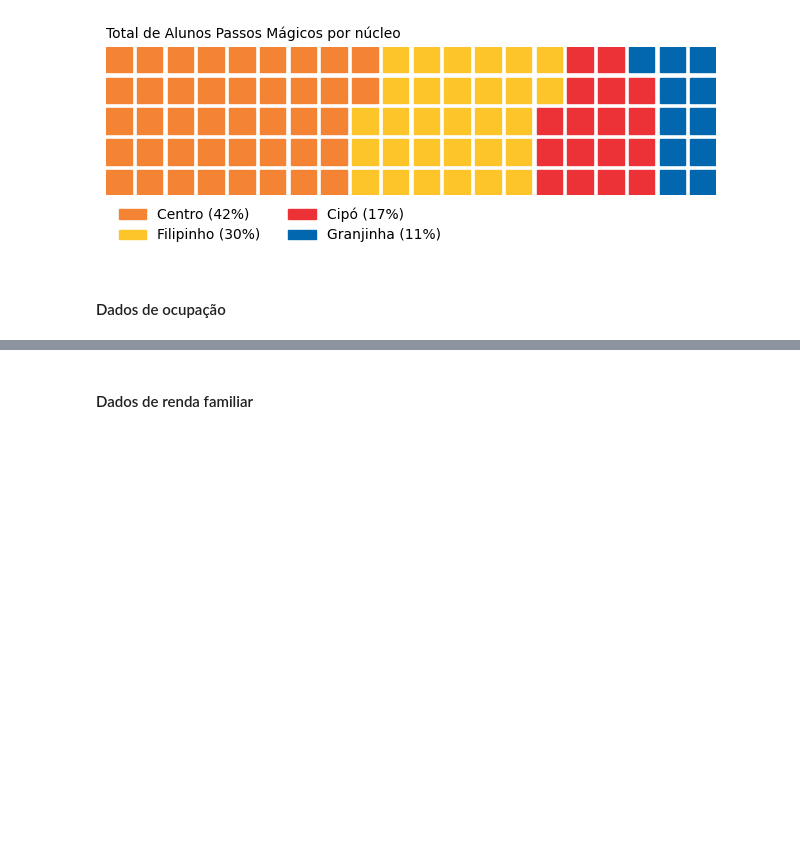
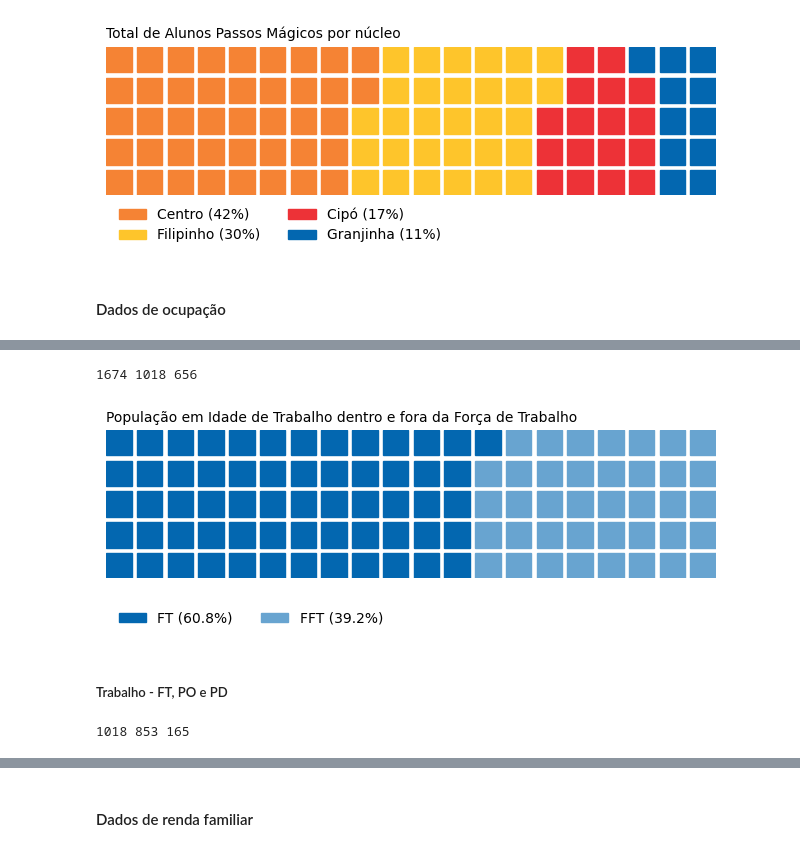
Before and after one commit to afonsosr2/datathon-grupo51, a Jupyter notebook: notebooks/PSE_2020.ipynb, the cells around one changed output, grey strips where cells are left out. Saved outputs shown, nothing was run; the diff lists cells and outputs as text; code cells hidden in the pictures; blank space fills up the shorter version.

```diff
--- a/notebooks/PSE_2020.ipynb
+++ b/notebooks/PSE_2020.ipynb
@@ -416,0 +452,31 @@ df_pm_ocupacao.head(3)
+# %%
+PIT = dados.D301_sum.sum()
+FT = dados.D306_sum.sum()
+FFT = dados.D305_sum.sum()
+print(PIT, FT, FFT)
+# %% [output]
+1674 1018 656
+# %%
+PIT = dados.D301_sum.sum()
+FT = dados.D306_sum.sum()
+FFT = dados.D305_sum.sum()
+
+pct_FT = (100 * FT/PIT)
+pct_FFT = (100 * FFT/PIT)
+data = {'FT': pct_FT, 'FFT': pct_FFT}
+fig = plt.figure(FigureClass=Waffle, rows=5, values=data, colors=["#0367b0", "#68a4d0"],
+                title={'label': 'População em Idade de Trabalho dentro e fora da Força de Trabalho', 'loc': 'left', 'size':10},
+                labels=[f"{k} ({v:.1f}%)" for k, v in data.items()],
+                legend={'loc': 'lower left', 'bbox_to_anchor': (0, -0.4), 'ncol': len(data), 'framealpha': 0},
+                starting_location='NW', block_arranging_style='snake')
+# %% [output]
+[figure, added]
+# %% [markdown]
+##### Trabalho - FT, PO e PD
+# %%
+FT = dados.D306_sum.sum()
+PO = dados.D302_sum.sum()
+PD = dados.D303_sum.sum()
+print(FT, PO, PD)
+# %% [output]
+1018 853 165
```
Also changed, not shown: parts of 23 cells of this notebook, 5 other files.
